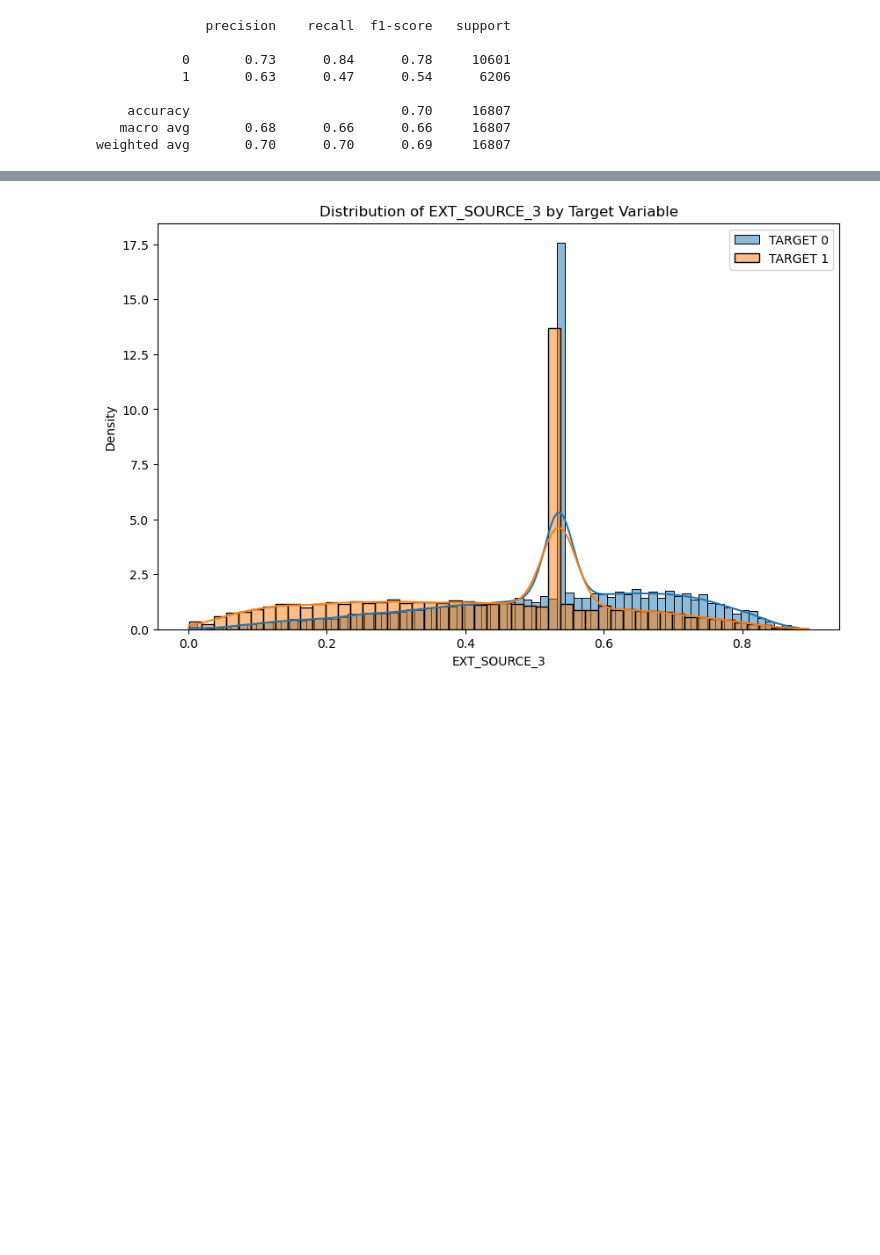
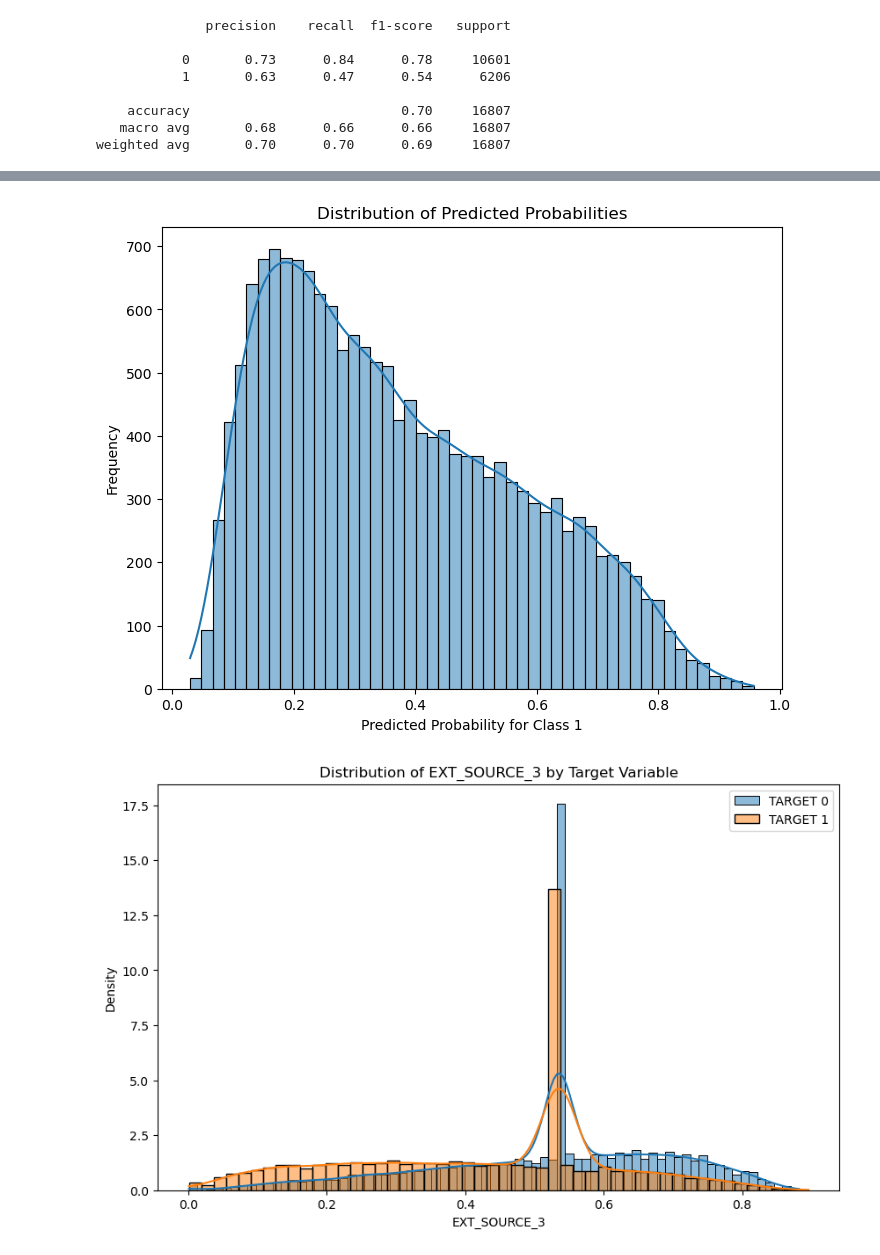
Before and after one commit to mehratif1/Project4_Team1, a Jupyter notebook: Script1.ipynb, the cells around one changed output, grey strips where cells are left out. Saved outputs shown, nothing was run; the diff lists cells and outputs as text; code cells hidden in the pictures; blank space fills up the shorter version.

```diff
--- a/Script1.ipynb
+++ b/Script1.ipynb
@@ -277,3 +285,13 @@ lgb.plot_importance(clf,max_num_features=20)
+# %%
+#Visualize the distribution of predicted probabilities on the test set.
+plt.figure(figsize=(8, 6))
+sns.histplot(clf.predict_proba(X_test)[:, 1], bins=50, kde=True)
+plt.title('Distribution of Predicted Probabilities')
+plt.xlabel('Predicted Probability for Class 1')
+plt.ylabel('Frequency')
+plt.show()
+# %% [output]
+[figure, added]
 # %%
 import seaborn as sns
 import matplotlib.pyplot as plt
```
Also changed, not shown: parts of 3 cells of this notebook.
